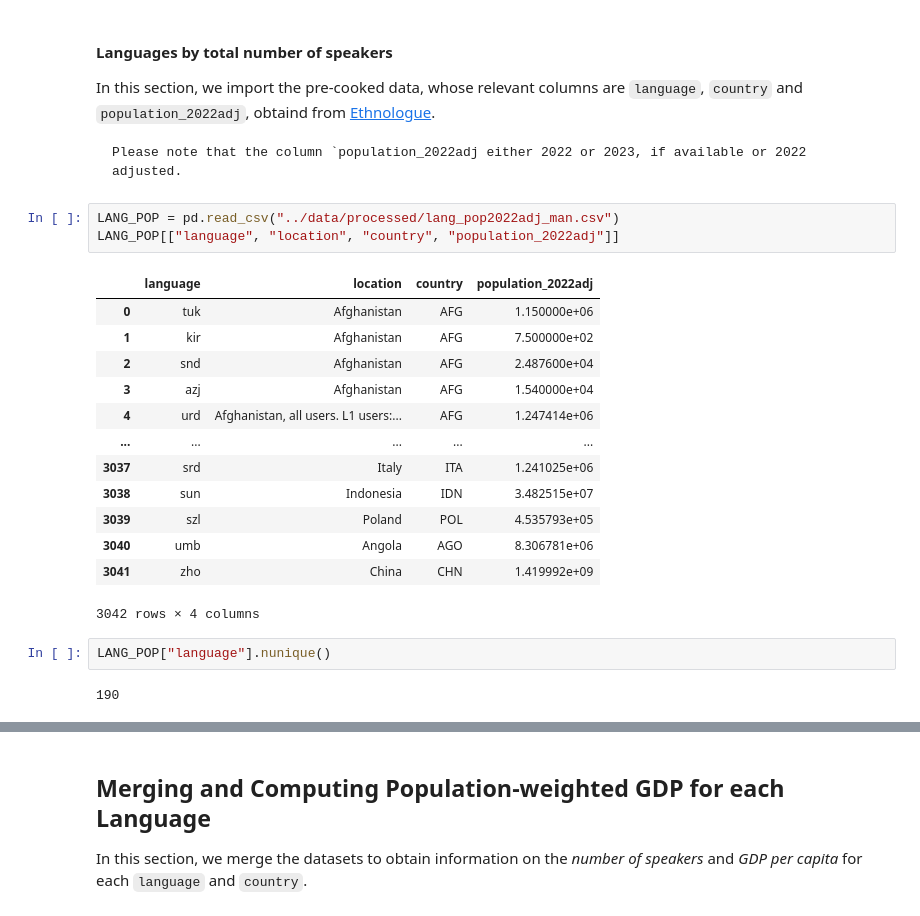
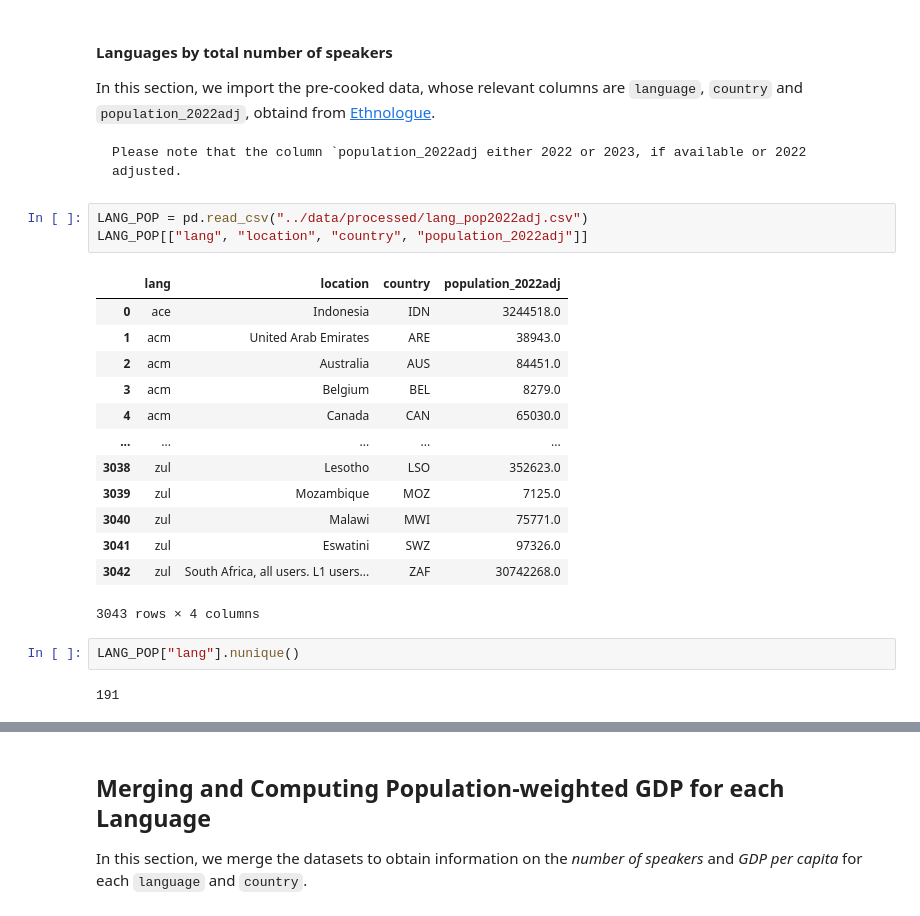
Before and after one commit to worldbank/double-jeopardy-in-llms, a Jupyter notebook: notebooks/compute-premium-costs.ipynb, the cells around one changed output, grey strips where cells are left out. Drawn from its saved outputs; the diff is of its cells as text.

````diff
--- a/notebooks/compute-premium-costs.ipynb
+++ b/notebooks/compute-premium-costs.ipynb
@@ -100,23 +103,23 @@ In this section, we import the pre-cooked data, whose relevant columns are `lang
 Please note that the column `population_2022adj either 2022 or 2023, if available or 2022 adjusted.
 ```
 # %%
-LANG_POP = pd.read_csv("../data/processed/lang_pop2022adj_man.csv")
-LANG_POP[["language", "location", "country", "population_2022adj"]]
+LANG_POP = pd.read_csv("../data/processed/lang_pop2022adj.csv")
+LANG_POP[["lang", "location", "country", "population_2022adj"]]
 # %% [output]
-|  | language | location | country | population_2022adj |
-| 0 | tuk | Afghanistan | AFG | 1.150000e+06 |
-| 1 | kir | Afghanistan | AFG | 7.500000e+02 |
-| 2 | snd | Afghanistan | AFG | 2.487600e+04 |
-| 3 | azj | Afghanistan | AFG | 1.540000e+04 |
-| 4 | urd | Afghanistan, all users. L1 users:... | AFG | 1.247414e+06 |
+|  | lang | location | country | population_2022adj |
+| 0 | ace | Indonesia | IDN | 3244518.0 |
+| 1 | acm | United Arab Emirates | ARE | 38943.0 |
+| 2 | acm | Australia | AUS | 84451.0 |
+| 3 | acm | Belgium | BEL | 8279.0 |
+| 4 | acm | Canada | CAN | 65030.0 |
 | ... | ... | ... | ... | ... |
-| 3037 | srd | Italy | ITA | 1.241025e+06 |
-| 3038 | sun | Indonesia | IDN | 3.482515e+07 |
-| 3039 | szl | Poland | POL | 4.535793e+05 |
-| 3040 | umb | Angola | AGO | 8.306781e+06 |
-| 3041 | zho | China | CHN | 1.419992e+09 |
+| 3038 | zul | Lesotho | LSO | 352623.0 |
+| 3039 | zul | Mozambique | MOZ | 7125.0 |
+| 3040 | zul | Malawi | MWI | 75771.0 |
+| 3041 | zul | Eswatini | SWZ | 97326.0 |
+| 3042 | zul | South Africa, all users. L1 users... | ZAF | 30742268.0 |
-3042 rows × 4 columns
+3043 rows × 4 columns
 # %%
-LANG_POP["language"].nunique()
+LANG_POP["lang"].nunique()
 # %% [output]
-190
+191
````
Also changed, not shown: parts of 31 cells of this notebook.
